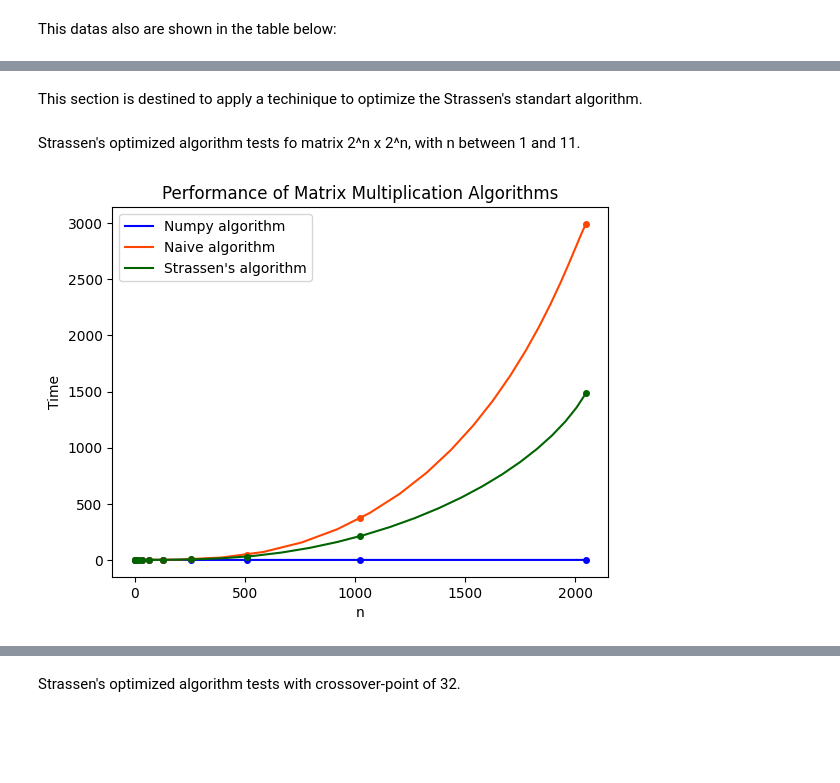
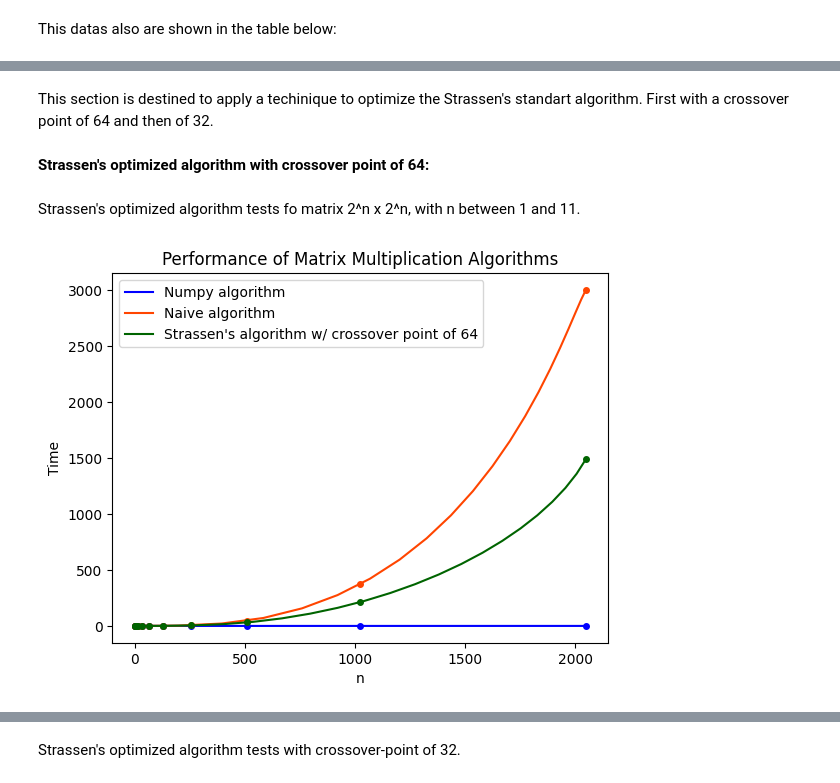
Before and after one commit to moharanascimento/linear-algebra-project, a Jupyter notebook: Strassen_algorithm_examples_mohara.ipynb, the cells around one changed output, grey strips where cells are left out. Drawn from its saved outputs; the diff is of its cells as text; code cells hidden in the pictures; blank space fills up the shorter version.

```diff
--- a/Strassen_algorithm_examples_mohara.ipynb
+++ b/Strassen_algorithm_examples_mohara.ipynb
@@ -187,5 +213,7 @@ print(tabulate(table_contend, headers= 'firstrow', tablefmt='fancy_grid'))
 # %% [markdown]
-This section is destined to apply a techinique to optimize the Strassen's standart algorithm.
+This section is destined to apply a techinique to optimize the Strassen's standart algorithm. First with a crossover point of 64 and then of 32.
+# %% [markdown]
+**Strassen's optimized algorithm with crossover point of 64:**
 # %%
 # Function for strassen matrix multiplication
 def strassen_optimized(A, B, crossover_point=64):
@@ -238,32 +266,33 @@ y1 = [size_time(np.dot,n) for n in ns]
 tck1, u1 = interpolate.splprep([x,y1],s=0)
 unew1 = np.arange(0,1.05,0.05)
 out1 = interpolate.splev(unew1,tck1)
-plt.plot(x, y1, linestyle='None', color='Blue',marker='o', markersize=4)
-plt.plot(out1[0], out1[1], label="Numpy algorithm", linestyle='-',  color='Blue', markersize=4)
-
 
 y2 = [size_time(manual_matrix_multiplication,n) for n in ns]
 tck2, u2 = interpolate.splprep([x,y2],s=0)
 unew2 = np.arange(0,1.05,0.05)
 out2 = interpolate.splev(unew2,tck2)
-plt.plot(x, y2, linestyle='None', marker='o', color='OrangeRed', markersize=4)
-plt.plot(out2[0], out2[1], label="Naive algorithm", linestyle='-',  color='OrangeRed', markersize=4)
-
 
 y3 = [size_time(strassen_optimized,n) for n in ns]
 tck3, u3 = interpolate.splprep([x,y3],s=0)
 unew3 = np.arange(0,1.05,0.05)
 out3 = interpolate.splev(unew3,tck3)
-plt.plot(x,y3, color='DarkGreen',linestyle='None', markersize=4, marker='o')
-plt.plot(out3[0], out3[1], label="Strassen's algorithm", linestyle='-',  color='DarkGreen', markersize=4)
-
-plt.xlabel("n")
-plt.ylabel("Time")
-plt.title('Performance of Matrix Multiplication Algorithms')
-plt.legend()
-plt.show()
-# %% [output]
-[figure, removed]
+# %%
+plt.plot(x, y1, linestyle='None', color='Blue',marker='o', markersize=4)
+plt.plot(out1[0], out1[1], label="Numpy algorithm", linestyle='-',  color='Blue', markersize=4)
+
+plt.plot(x, y2, linestyle='None', marker='o', color='OrangeRed', markersize=4)
+plt.plot(out2[0], out2[1], label="Naive algorithm", linestyle='-',  color='OrangeRed', markersize=4)
+
+plt.plot(x,y3, color='DarkGreen',linestyle='None', markersize=4, marker='o')
+plt.plot(out3[0], out3[1], label="Strassen's algorithm w/ crossover point of 64", linestyle='-',  color='DarkGreen', markersize=4)
+
+plt.xlabel("n")
+plt.ylabel("Time")
+plt.title('Performance of Matrix Multiplication Algorithms')
+plt.legend()
+plt.show()
+# %% [output]
+[figure, added]
 # %%
 # Table with comparative datas n x time
 table_title = ['Method'] + [f'n = {n}' for n in x]
```
Also changed, not shown: parts of 34 cells of this notebook.
